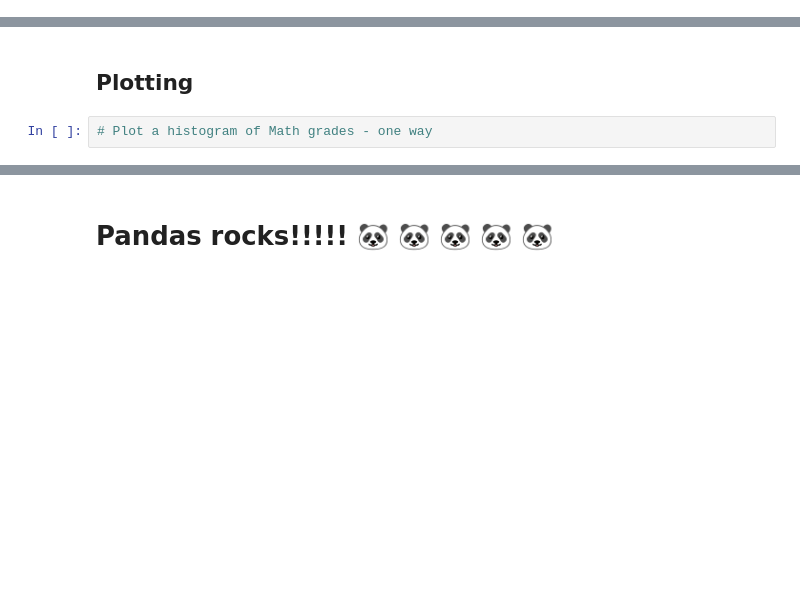
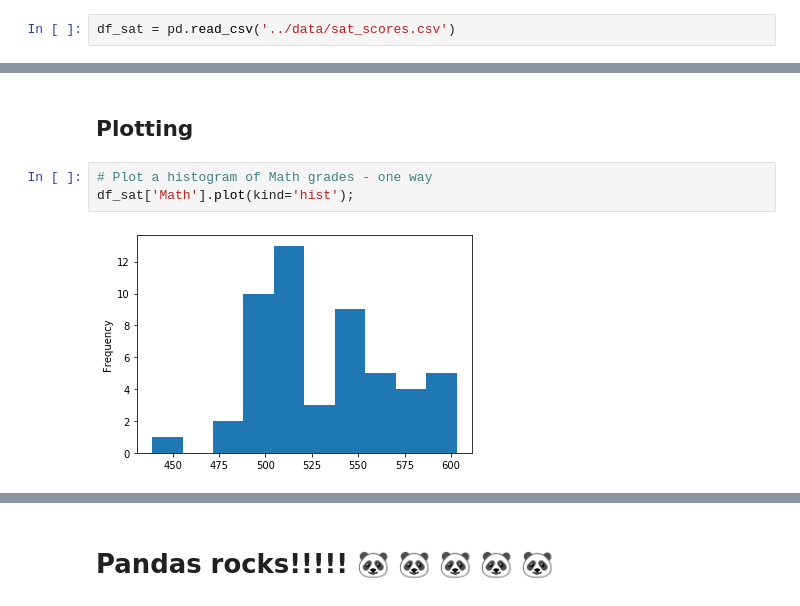
Before and after one commit to ersingt/coursework, a Jupyter notebook: 01-Week/intro_to_pandas/pandas-intro_starter_code.ipynb, the cells around one changed output, grey strips where cells are left out. Saved outputs shown, nothing was run; the diff lists cells and outputs as text; blank space fills up the shorter version.

```diff
--- a/01-Week/intro_to_pandas/pandas-intro_starter_code.ipynb
+++ b/01-Week/intro_to_pandas/pandas-intro_starter_code.ipynb
@@ -14,4 +17,6 @@ pandas-intro.ipynb
 # %% [markdown]
 Read the data into a pandas DataFrame
+# %%
+df_sat = pd.read_csv('../data/sat_scores.csv')
 # %% [markdown]
 View the DataFrame
@@ -93,5 +593,8 @@ sat['Math'].nunique()
 ## Plotting
 # %%
 # Plot a histogram of Math grades - one way
+df_sat['Math'].plot(kind='hist');
+# %% [output]
+[figure, added]
 # %%
 # Plot a histogram of Math grades - another way
```
Also changed, not shown: parts of 58 cells of this notebook.
